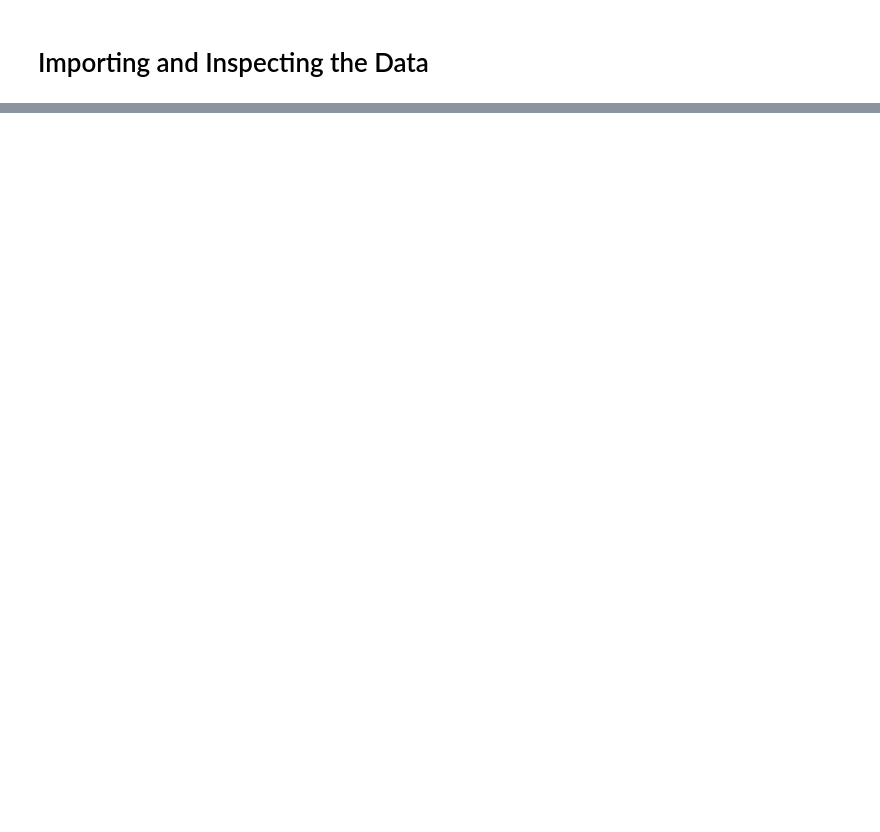
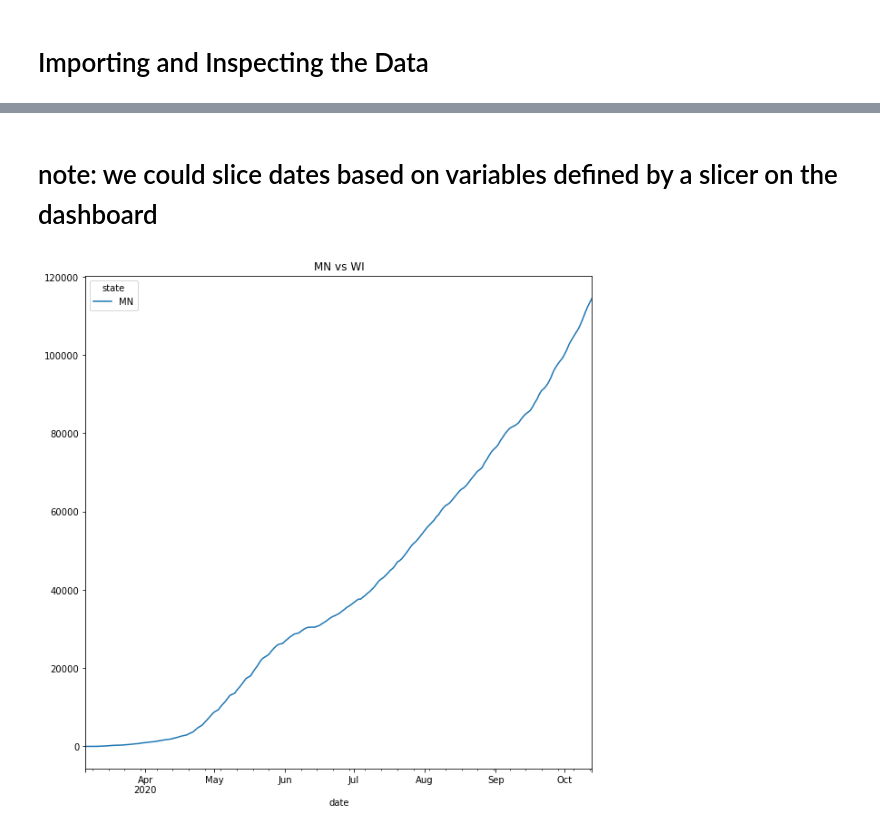
Before and after one commit to emilbello/COVID-19-Tracker, a Jupyter notebook: TimeSeries.ipynb, the cells around one changed output, grey strips where cells are left out. Cells and saved outputs as stored; diff of their text form; code cells hidden in the pictures; blank space fills up the shorter version.

Commit message:
merged data. Time series calc pending

```diff
--- a/TimeSeries.ipynb
+++ b/TimeSeries.ipynb
@@ -183,0 +10,4 @@ See the caveats in the documentation: https://pandas.pydata.org/pandas-docs/stab
+# %%
+url_covid = 'https://api.covidtracking.com/v1/states/daily.json'
+# url_usa_population = 'https://datausa.io/api/data?drilldowns=Nation&measures=Population&year=latest'
+url_state_population = 'https://datausa.io/api/data?drilldowns=State&measures=Population&year=latest'
@@ -183,0 +146,32 @@ See the caveats in the documentation: https://pandas.pydata.org/pandas-docs/stab
+# %%
+# list of fields: all, not-required, and deprecated fields
+all_fields = ['date', 'state', 'positive', 'probableCases', 'negative', 'pending',
+       'totalTestResults', 'hospitalizedCurrently', 'hospitalizedCumulative',
+       'inIcuCurrently', 'inIcuCumulative', 'onVentilatorCurrently',
+       'onVentilatorCumulative', 'recovered', 'dataQualityGrade',
+       'lastUpdateEt', 'dateModified', 'checkTimeEt', 'death', 'hospitalized',
+       'dateChecked', 'totalTestsViral', 'positiveTestsViral',
+       'negativeTestsViral', 'positiveCasesViral', 'deathConfirmed',
+       'deathProbable', 'totalTestEncountersViral', 'totalTestsPeopleViral',
+       'totalTestsAntibody', 'positiveTestsAntibody', 'negativeTestsAntibody',
+       'totalTestsPeopleAntibody', 'positiveTestsPeopleAntibody',
+       'negativeTestsPeopleAntibody', 'totalTestsPeopleAntigen',
+       'positiveTestsPeopleAntigen', 'totalTestsAntigen',
+       'positiveTestsAntigen', 'fips', 'positiveIncrease', 'negativeIncrease',
+       'total', 'totalTestResultsSource', 'totalTestResultsIncrease', 'posNeg',
+       'deathIncrease', 'hospitalizedIncrease', 'hash', 'commercialScore',
+       'negativeRegularScore', 'negativeScore', 'positiveScore', 'score',
+       'grade']
+deprecated_fields = ['checkTimeEt', 'commercialScore', 'dateChecked', 'dateModified',
+                     'grade', 'hash', 'hospitalized', 'negativeIncrease',
+                     'negativeRegularScore', 'negativeScore', 'posNeg', 'positiveScore',
+                     'score', 'total', 'totalTestResultsSource']
+non_required_fields = ['deathConfirmed', 'deathProbable', 'lastUpdateEt',
+                       'totalTestsViral', 'positiveTestsViral', 'negativeTestsViral',
+                       'positiveCasesViral', 'probableCases', 'negative', 'recovered',
+                       'pending', 'totalTestEncountersViral', 'totalTestsPeopleViral',
+                       'totalTestsAntibody', 'positiveTestsAntibody', 'negativeTestsAntibody',
+                       'totalTestsPeopleAntibody', 'positiveTestsPeopleAntibody',
+                       'negativeTestsPeopleAntibody', 'totalTestsPeopleAntigen',
+                       'positiveTestsPeopleAntigen','totalTestsAntigen', 'positiveTestsAntigen',
+                       'totalTestResultsIncrease', 'totalTestResults']
@@ -183,0 +275,6 @@ See the caveats in the documentation: https://pandas.pydata.org/pandas-docs/stab
+# %%
+# inspecting viz
+covid_viz = covid_df.set_index(['state', 'date']).sort_index()
+idx = pd.IndexSlice
+select_viz = covid_viz.loc[idx[['MN'], :], :]
+select_viz.positiveIncrease
@@ -183,0 +295,6 @@ See the caveats in the documentation: https://pandas.pydata.org/pandas-docs/stab
+# %% [markdown]
+# note: we could slice dates based on variables defined by a slicer on the dashboard
+# %%
+select_viz.positive.unstack(level='state').plot(title='MN vs WI', figsize=(10, 10));
+# %% [output]
+[figure, added]
```
Also changed, not shown: parts of 48 cells of this notebook.
